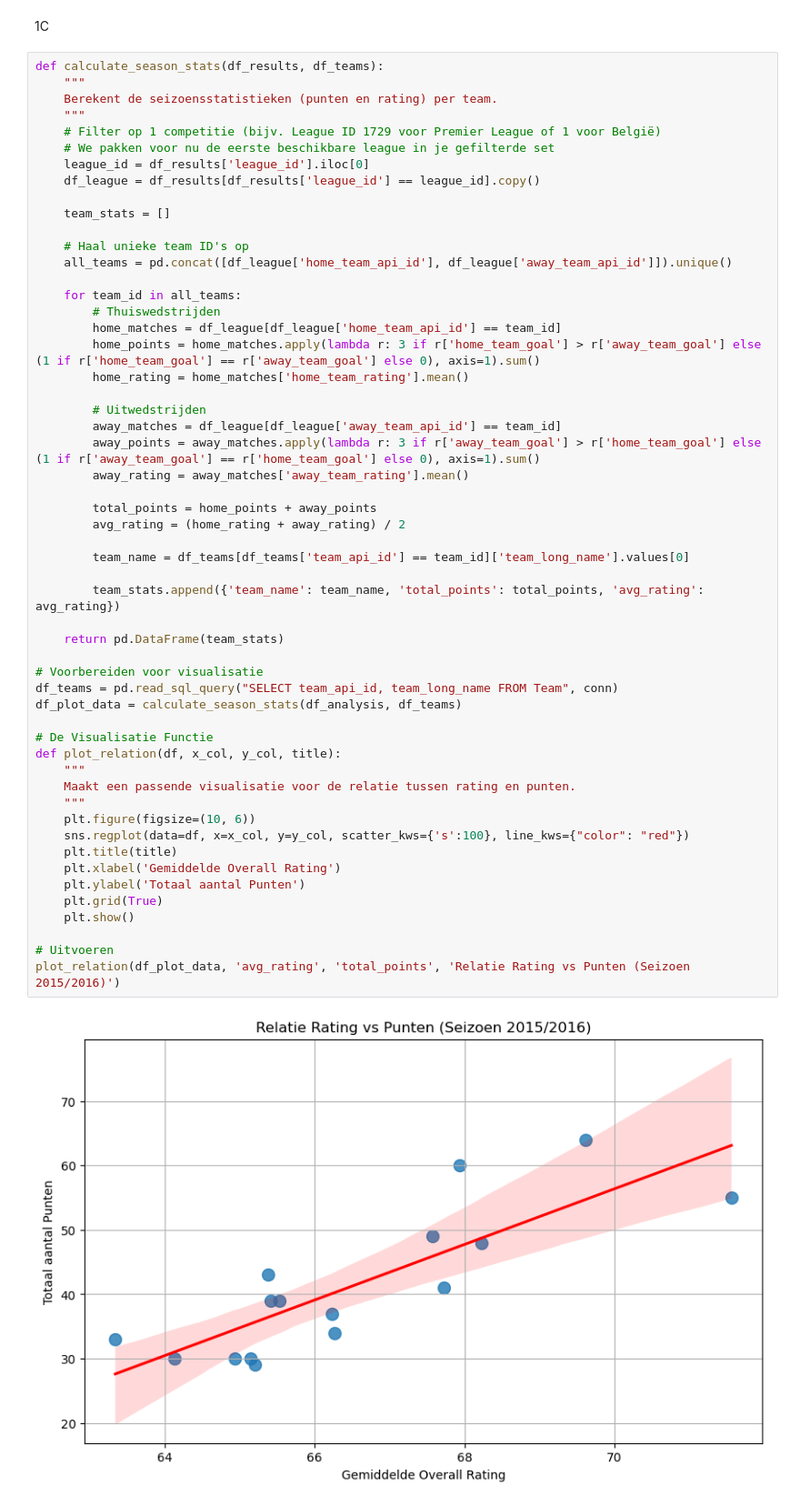
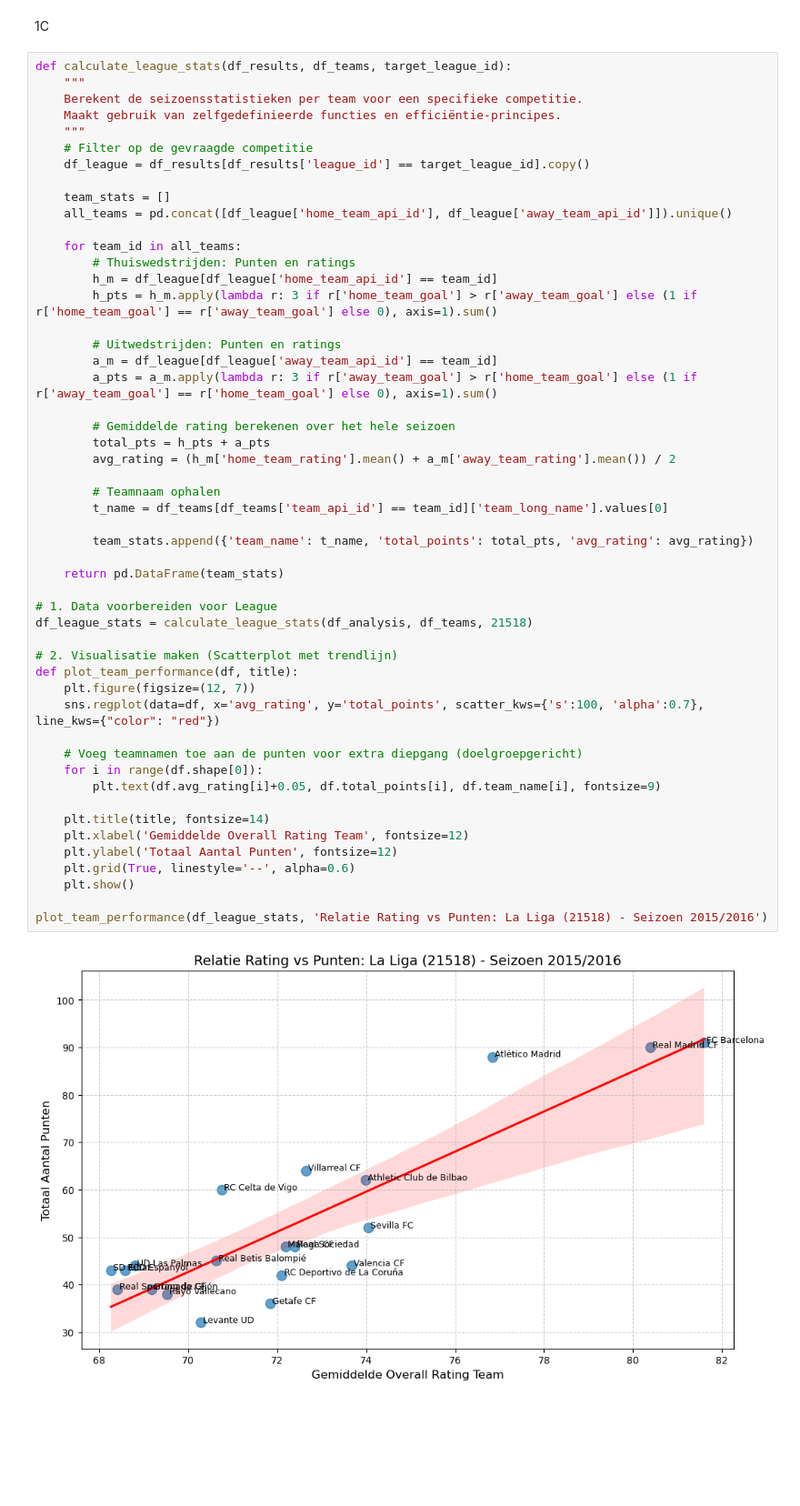
Before and after one commit to ShaliniBekaroe/Datalab_semester2_Groep1, a Jupyter notebook: notebook/data_mining.ipynb, the cells around one changed output. Shown at 91% size. Drawn from its saved outputs; the diff is of its cells as text; blank space fills up the shorter version.

Commit message:
1C upgedate met de league nummer

```diff
--- a/notebook/data_mining.ipynb
+++ b/notebook/data_mining.ipynb
@@ -272,58 +291,55 @@ Toelichting:In deze stap berekenen we de gemiddelde overall_rating per team per
 # %% [markdown]
 1C
 # %%
-def calculate_season_stats(df_results, df_teams):
+def calculate_league_stats(df_results, df_teams, target_league_id):
     """
-    Berekent de seizoensstatistieken (punten en rating) per team.
+    Berekent de seizoensstatistieken per team voor een specifieke competitie.
+    Maakt gebruik van zelfgedefinieerde functies en efficiëntie-principes.
     """
-    # Filter op 1 competitie (bijv. League ID 1729 voor Premier League of 1 voor België)
-    # We pakken voor nu de eerste beschikbare league in je gefilterde set
-    league_id = df_results['league_id'].iloc[0]
-    df_league = df_results[df_results['league_id'] == league_id].copy()
+    # Filter op de gevraagde competitie
+    df_league = df_results[df_results['league_id'] == target_league_id].copy()
 
     team_stats = []
-
-    # Haal unieke team ID's op
     all_teams = pd.concat([df_league['home_team_api_id'], df_league['away_team_api_id']]).unique()
 
     for team_id in all_teams:
-        # Thuiswedstrijden
-        home_matches = df_league[df_league['home_team_api_id'] == team_id]
-        home_points = home_matches.apply(lambda r: 3 if r['home_team_goal'] > r['away_team_goal'] else (1 if r['home_team_goal'] == r['away_team_goal'] else 0), axis=1).sum()
-        home_rating = home_matches['home_team_rating'].mean()
+        # Thuiswedstrijden: Punten en ratings
+        h_m = df_league[df_league['home_team_api_id'] == team_id]
+        h_pts = h_m.apply(lambda r: 3 if r['home_team_goal'] > r['away_team_goal'] else (1 if r['home_team_goal'] == r['away_team_goal'] else 0), axis=1).sum()
 
-        # Uitwedstrijden
-        away_matches = df_league[df_league['away_team_api_id'] == team_id]
-        away_points = away_matches.apply(lambda r: 3 if r['away_team_goal'] > r['home_team_goal'] else (1 if r['away_team_goal'] == r['home_team_goal'] else 0), axis=1).sum()
-        away_rating = away_matches['away_team_rating'].mean()
+        # Uitwedstrijden: Punten en ratings
+        a_m = df_league[df_league['away_team_api_id'] == team_id]
+        a_pts = a_m.apply(lambda r: 3 if r['away_team_goal'] > r['home_team_goal'] else (1 if r['away_team_goal'] == r['home_team_goal'] else 0), axis=1).sum()
 
-        total_points = home_points + away_points
-        avg_rating = (home_rating + away_rating) / 2
+        # Gemiddelde rating berekenen over het hele seizoen
+        total_pts = h_pts + a_pts
+        avg_rating = (h_m['home_team_rating'].mean() + a_m['away_team_rating'].mean()) / 2
 
-        team_name = df_teams[df_teams['team_api_id'] == team_id]['team_long_name'].values[0]
+        # Teamnaam ophalen
+        t_name = df_teams[df_teams['team_api_id'] == team_id]['team_long_name'].values[0]
 
-        team_stats.append({'team_name': team_name, 'total_points': total_points, 'avg_rating': avg_rating})
+        team_stats.append({'team_name': t_name, 'total_points': total_pts, 'avg_rating': avg_rating})
 
     return pd.DataFrame(team_stats)
 
-# Voorbereiden voor visualisatie
-df_teams = pd.read_sql_query("SELECT team_api_id, team_long_name FROM Team", conn)
-df_plot_data = calculate_season_stats(df_analysis, df_teams)
+# 1. Data voorbereiden voor League
+df_league_stats = calculate_league_stats(df_analysis, df_teams, 21518)
 
-# De Visualisatie Functie
-def plot_relation(df, x_col, y_col, title):
-    """
-    Maakt een passende visualisatie voor de relatie tussen rating en punten.
-    """
-    plt.figure(figsize=(10, 6))
-    sns.regplot(data=df, x=x_col, y=y_col, scatter_kws={'s':100}, line_kws={"color": "red"})
-    plt.title(title)
-    plt.xlabel('Gemiddelde Overall Rating')
-    plt.ylabel('Totaal aantal Punten')
-    plt.grid(True)
+# 2. Visualisatie maken (Scatterplot met trendlijn)
+def plot_team_performance(df, title):
+    plt.figure(figsize=(12, 7))
+    sns.regplot(data=df, x='avg_rating', y='total_points', scatter_kws={'s':100, 'alpha':0.7}, line_kws={"color": "red"})
+
+    # Voeg teamnamen toe aan de punten voor extra diepgang (doelgroepgericht)
+    for i in range(df.shape[0]):
+        plt.text(df.avg_rating[i]+0.05, df.total_points[i], df.team_name[i], fontsize=9)
+
+    plt.title(title, fontsize=14)
+    plt.xlabel('Gemiddelde Overall Rating Team', fontsize=12)
+    plt.ylabel('Totaal Aantal Punten', fontsize=12)
+    plt.grid(True, linestyle='--', alpha=0.6)
     plt.show()
 
-# Uitvoeren
-plot_relation(df_plot_data, 'avg_rating', 'total_points', 'Relatie Rating vs Punten (Seizoen 2015/2016)')
+plot_team_performance(df_league_stats, 'Relatie Rating vs Punten: La Liga (21518) - Seizoen 2015/2016')
 # %% [output]
-[figure, old version]
+[figure, new version]
```
Also changed, not shown: parts of 1 cell of this notebook.
